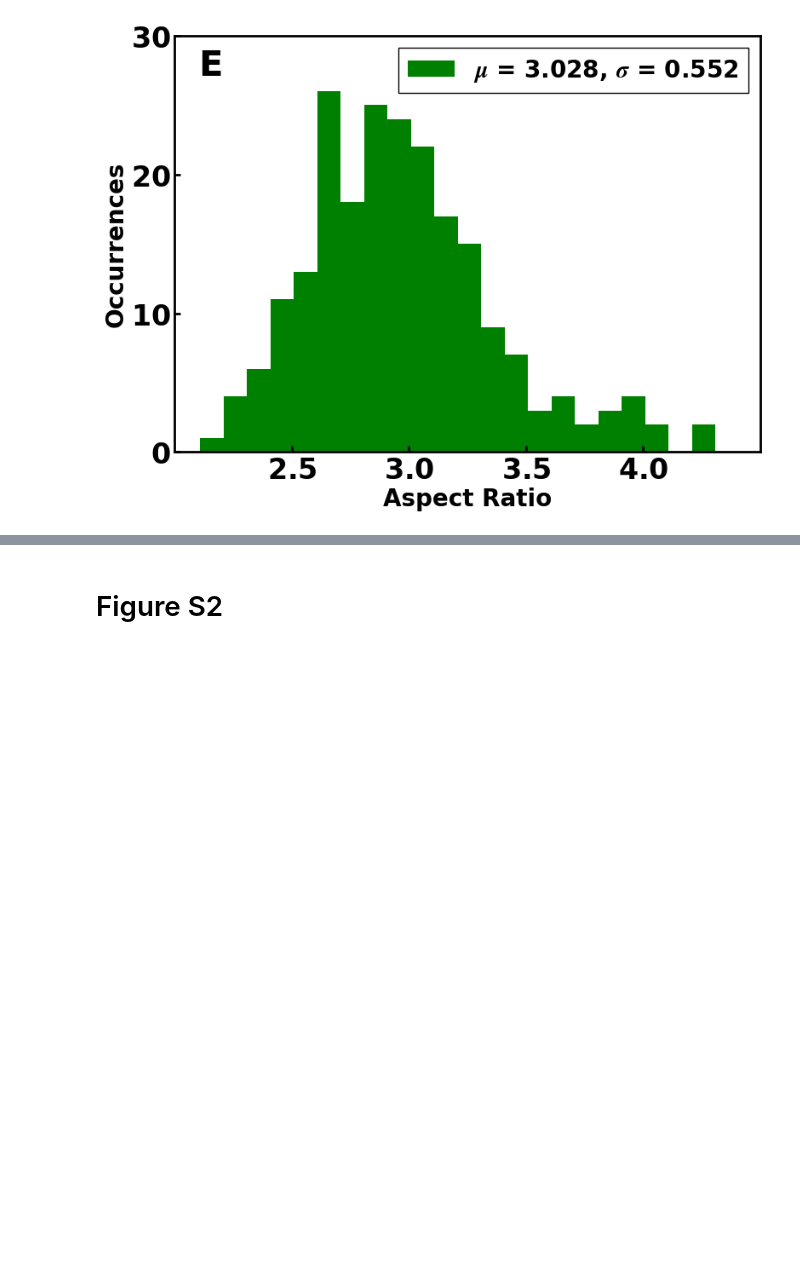
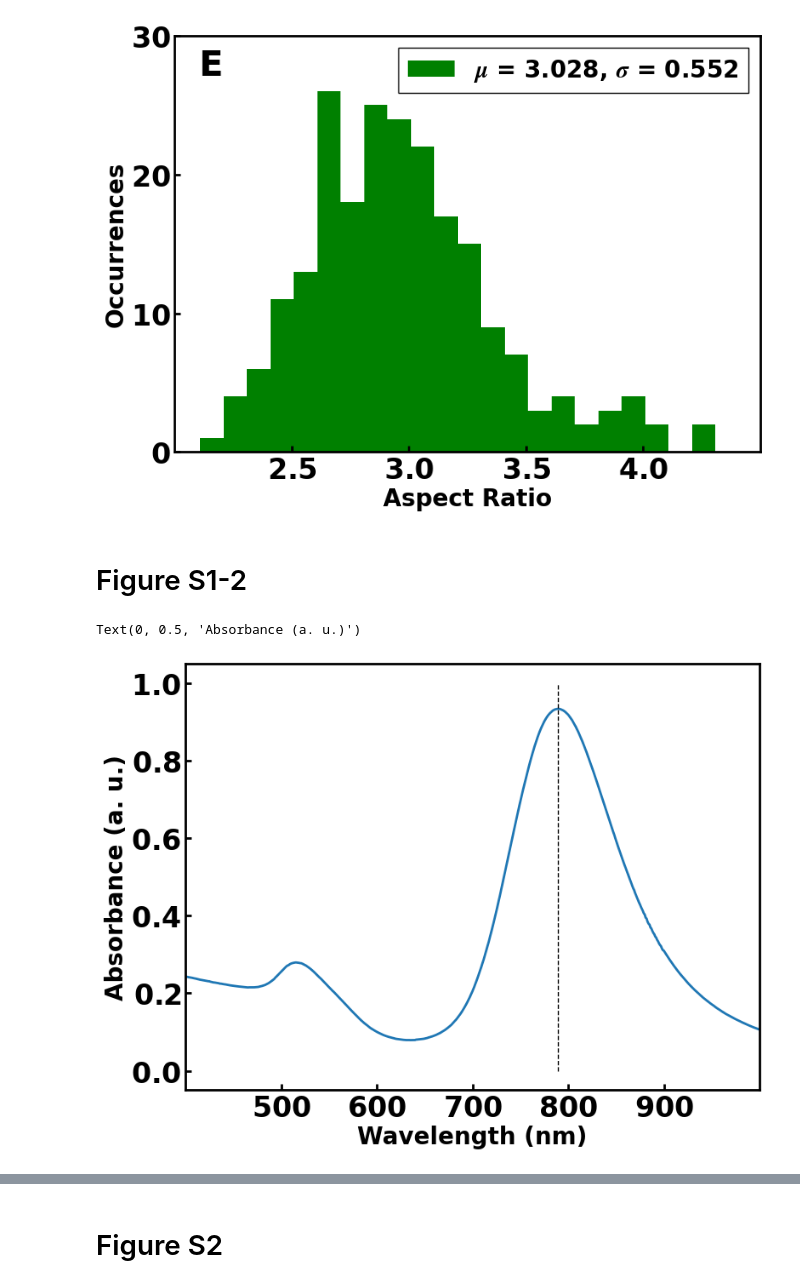
Before and after one commit to SWAN88/AuNR_DA, a Jupyter notebook: 060524_AuNR_DA_SI_figures.ipynb, the cells around one changed output, grey strips where cells are left out. Saved outputs shown, nothing was run; the diff lists cells and outputs as text; code cells hidden in the pictures; blank space fills up the shorter version.

```diff
--- a/060524_AuNR_DA_SI_figures.ipynb
+++ b/060524_AuNR_DA_SI_figures.ipynb
@@ -145,3 +145,24 @@ ax.legend(fontsize=20)
 # %% [output]
 <matplotlib.legend.Legend at 0x...>
 [figure]
+# %% [markdown]
+# Figure S1-2
+# %%
+# plot UV_vis spectra
+p_data = Path("C:/Users/katsuya2/OneDrive - University of Illinois - Urbana/Documents/Python Scripts/projects/AuNR_DA/datasets")
+uvvis_data = pd.read_csv(Path(p_data, 'zubarev_rod_synthesis_uvvis.csv'))
+TEM_data = pd.read_csv(Path(p_data, 'zubarev_rods_sizes_raw.csv'))
+TEM_data['ratio'] = TEM_data['length'] / TEM_data['width']
+# %%
+fig, ax = plt.subplots()
+ax.plot(uvvis_data['wav'], uvvis_data['absorbance'], lw=2)
+ax.vlines(789, 0, 1, ls='--', lw=1, color='k')
+# ax.text(0.04, 0.97, 'A', ha='left', va='top', transform=ax.transAxes, fontsize=30)
+ax.set_xlim(400, 1000)
+ax.set_xticks([500, 600, 700, 800, 900])
+
+ax.set_xlabel('Wavelength (nm)')
+ax.set_ylabel('Absorbance (a. u.)')
+# %% [output]
+Text(0, 0.5, 'Absorbance (a. u.)')
+[figure, added]
```
Also changed, not shown: parts of 3 cells of this notebook, 2 other files.
